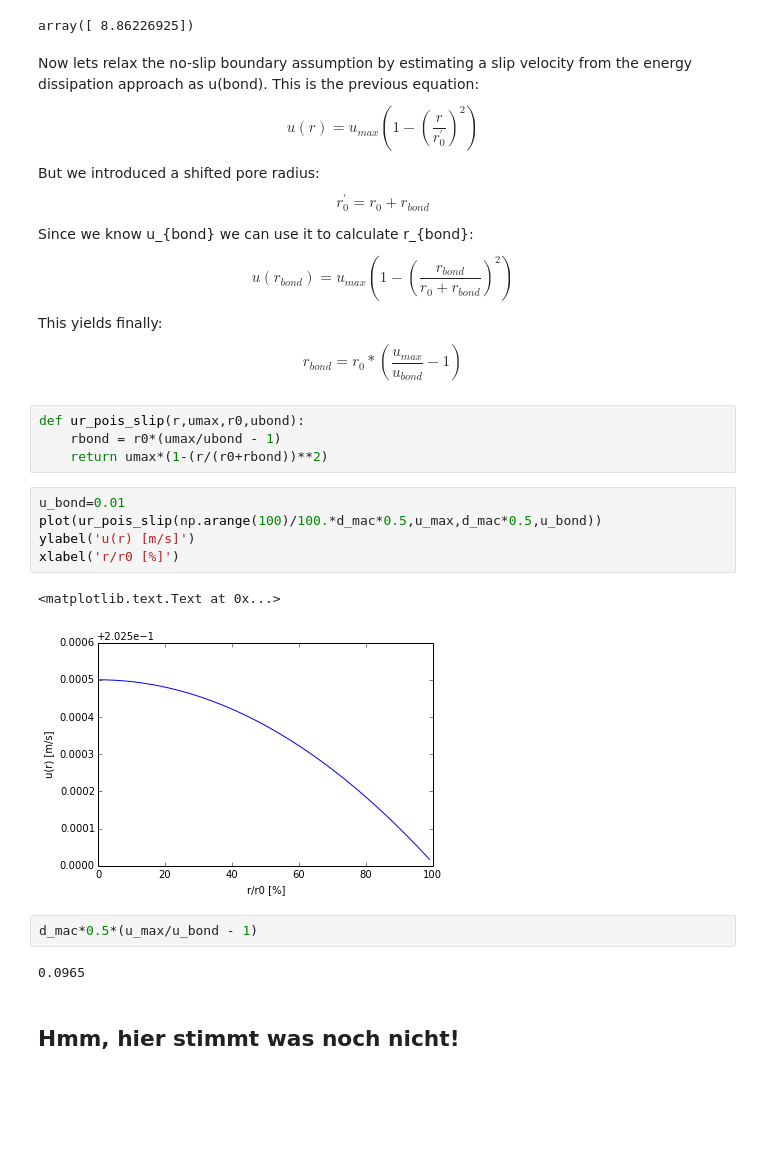
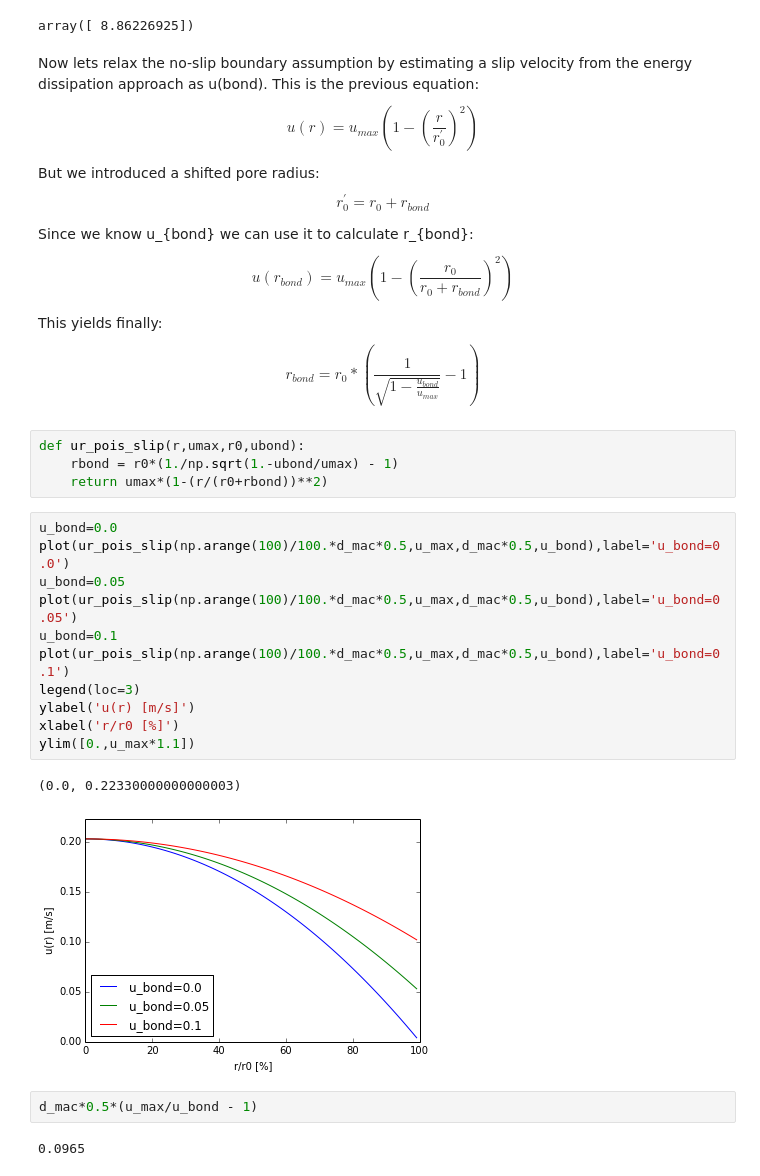
Before and after one commit to cojacoo/caos_py, a Jupyter notebook: MM_hagen_poisseuille.ipynb, the cells around one changed output. Cells and saved outputs as stored; diff of their text form; blank space fills up the shorter version.

```diff
--- a/MM_hagen_poisseuille.ipynb
+++ b/MM_hagen_poisseuille.ipynb
@@ -88,25 +88,29 @@ But we introduced a shifted pore radius:
 $$r_0^'=r_0+r_{bond}$$
 
 Since we know u_{bond} we can use it to calculate r_{bond}:
-$$u(r_{bond}) = u_{max}(1-(\frac{r_{bond}}{r_0+r_{bond}})^2)$$
+$$u(r_{bond}) = u_{max}(1-(\frac{r_0}{r_0+r_{bond}})^2)$$
 
 This yields finally:
-$$r_{bond} = r_0 * (\frac{u_{max}}{u_{bond}}-1)$$
+$$r_{bond} = r_0 * (\frac{1}{\sqrt{1-\frac{u_{bond}}{u_{max}}}}-1)$$
 # %%
 def ur_pois_slip(r,umax,r0,ubond):
-    rbond = r0*(umax/ubond - 1)
+    rbond = r0*(1./np.sqrt(1.-ubond/umax) - 1)
     return umax*(1-(r/(r0+rbond))**2)
 # %%
-u_bond=0.01
-plot(ur_pois_slip(np.arange(100)/100.*d_mac*0.5,u_max,d_mac*0.5,u_bond))
+u_bond=0.0
+plot(ur_pois_slip(np.arange(100)/100.*d_mac*0.5,u_max,d_mac*0.5,u_bond),label='u_bond=0.0')
+u_bond=0.05
+plot(ur_pois_slip(np.arange(100)/100.*d_mac*0.5,u_max,d_mac*0.5,u_bond),label='u_bond=0.05')
+u_bond=0.1
+plot(ur_pois_slip(np.arange(100)/100.*d_mac*0.5,u_max,d_mac*0.5,u_bond),label='u_bond=0.1')
+legend(loc=3)
 ylabel('u(r) [m/s]')
 xlabel('r/r0 [%]')
+ylim([0.,u_max*1.1])
 # %% [output]
-<matplotlib.text.Text at 0x...>
+(0.0, 0.22330000000000003)
-[figure, old version]
+[figure, new version]
 # %%
 d_mac*0.5*(u_max/u_bond - 1)
 # %% [output]
 0.0965
-# %% [markdown]
-## Hmm, hier stimmt was noch nicht!
```
